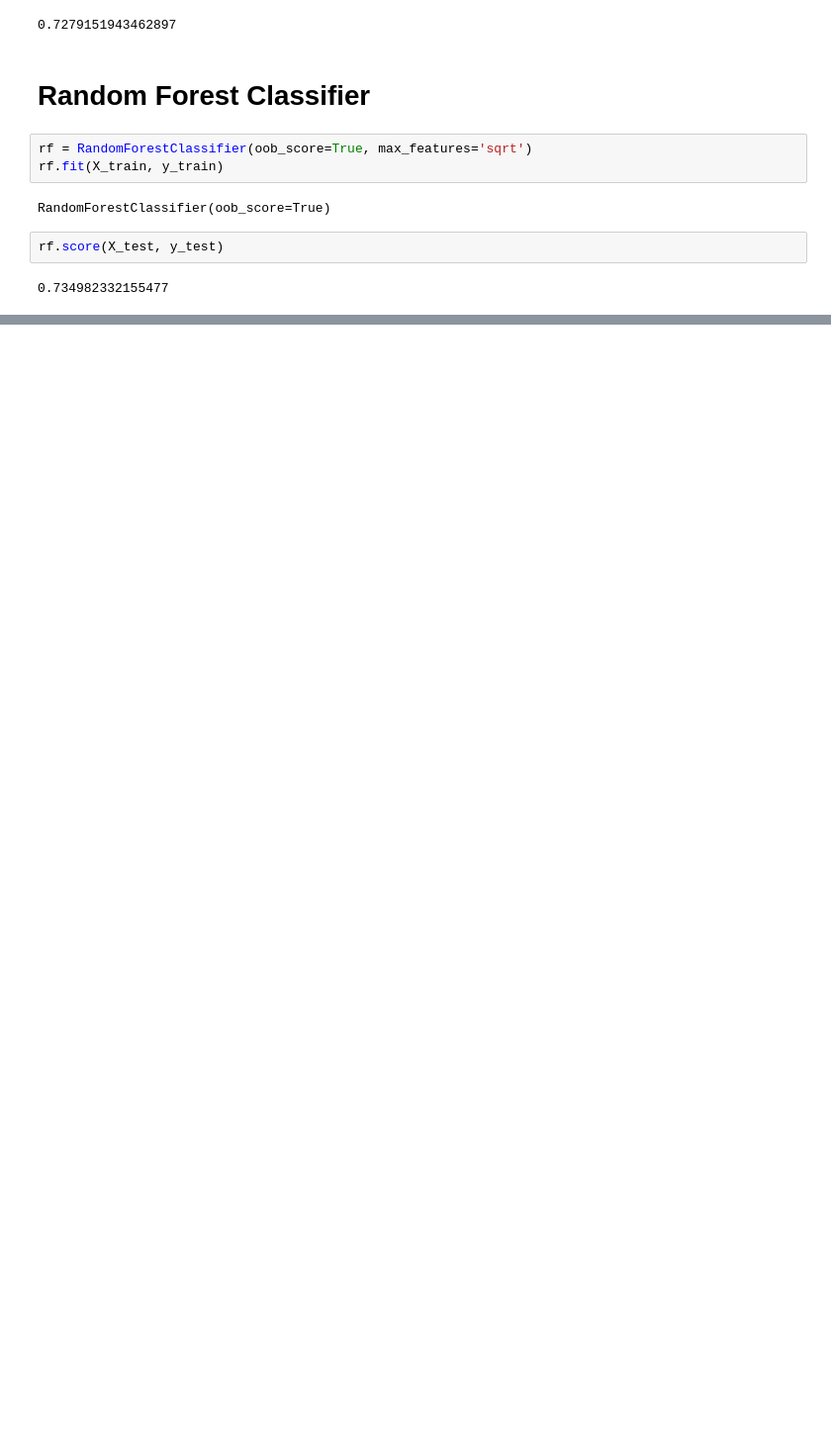
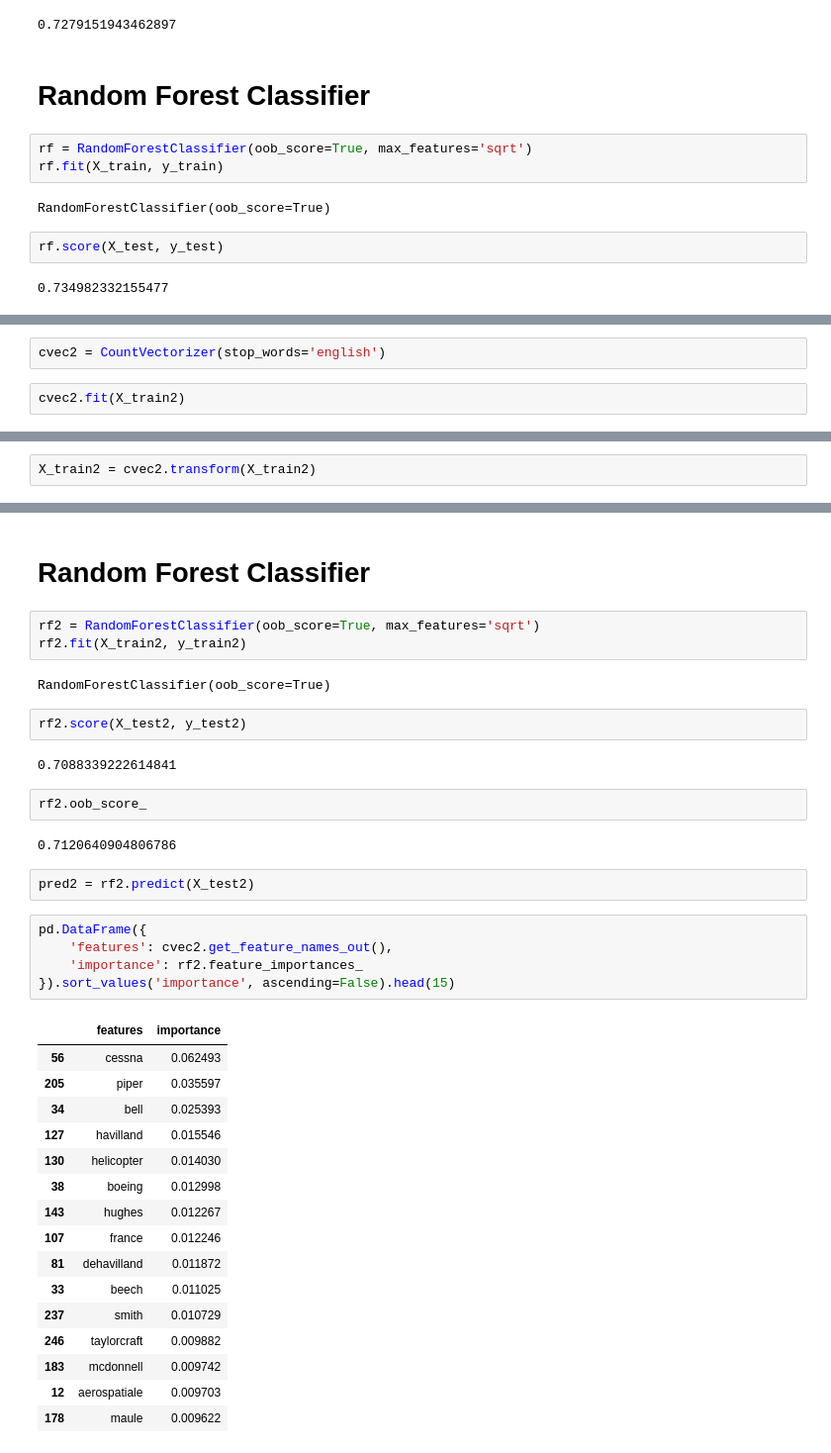
Before and after one commit to TheMirch/dsi-group-project, a Jupyter notebook: code/sophia_model.ipynb, the cells around one changed output, grey strips where cells are left out. Shown: that part at 99% size. Drawn from its saved outputs; the diff is of its cells as text; blank space fills up the shorter version.

```diff
--- a/code/sophia_model.ipynb
+++ b/code/sophia_model.ipynb
@@ -144,0 +171,4 @@ pd.DataFrame({
+# %%
+cvec2 = CountVectorizer(stop_words='english')
+# %%
+cvec2.fit(X_train2)
@@ -144,0 +177,2 @@ pd.DataFrame({
+# %%
+X_train2 = cvec2.transform(X_train2)
@@ -144,0 +183,39 @@ pd.DataFrame({
+# %% [markdown]
+# Random Forest Classifier
+# %%
+rf2 = RandomForestClassifier(oob_score=True, max_features='sqrt')
+rf2.fit(X_train2, y_train2)
+# %% [output]
+RandomForestClassifier(oob_score=True)
+# %%
+rf2.score(X_test2, y_test2)
+# %% [output]
+0.7088339222614841
+# %%
+rf2.oob_score_
+# %% [output]
+0.7120640904806786
+# %%
+pred2 = rf2.predict(X_test2)
+# %%
+pd.DataFrame({
+    'features': cvec2.get_feature_names_out(),
+    'importance': rf2.feature_importances_
+}).sort_values('importance', ascending=False).head(15)
+# %% [output]
+|  | features | importance |
+| 56 | cessna | 0.062493 |
+| 205 | piper | 0.035597 |
+| 34 | bell | 0.025393 |
+| 127 | havilland | 0.015546 |
+| 130 | helicopter | 0.014030 |
+| 38 | boeing | 0.012998 |
+| 143 | hughes | 0.012267 |
+| 107 | france | 0.012246 |
+| 81 | dehavilland | 0.011872 |
+| 33 | beech | 0.011025 |
+| 237 | smith | 0.010729 |
+| 246 | taylorcraft | 0.009882 |
+| 183 | mcdonnell | 0.009742 |
+| 12 | aerospatiale | 0.009703 |
+| 178 | maule | 0.009622 |
```
Also changed, not shown: parts of 18 cells of this notebook.
